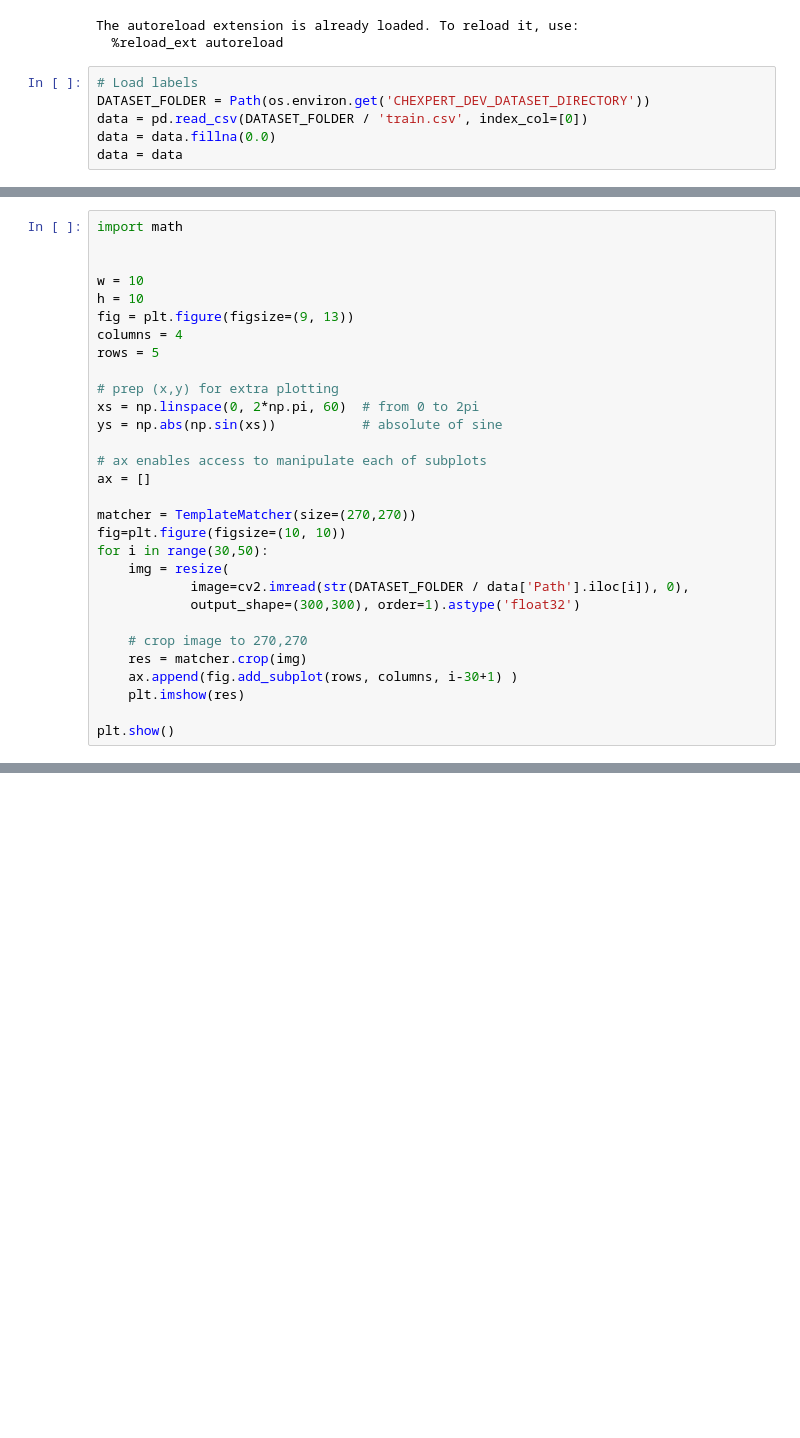
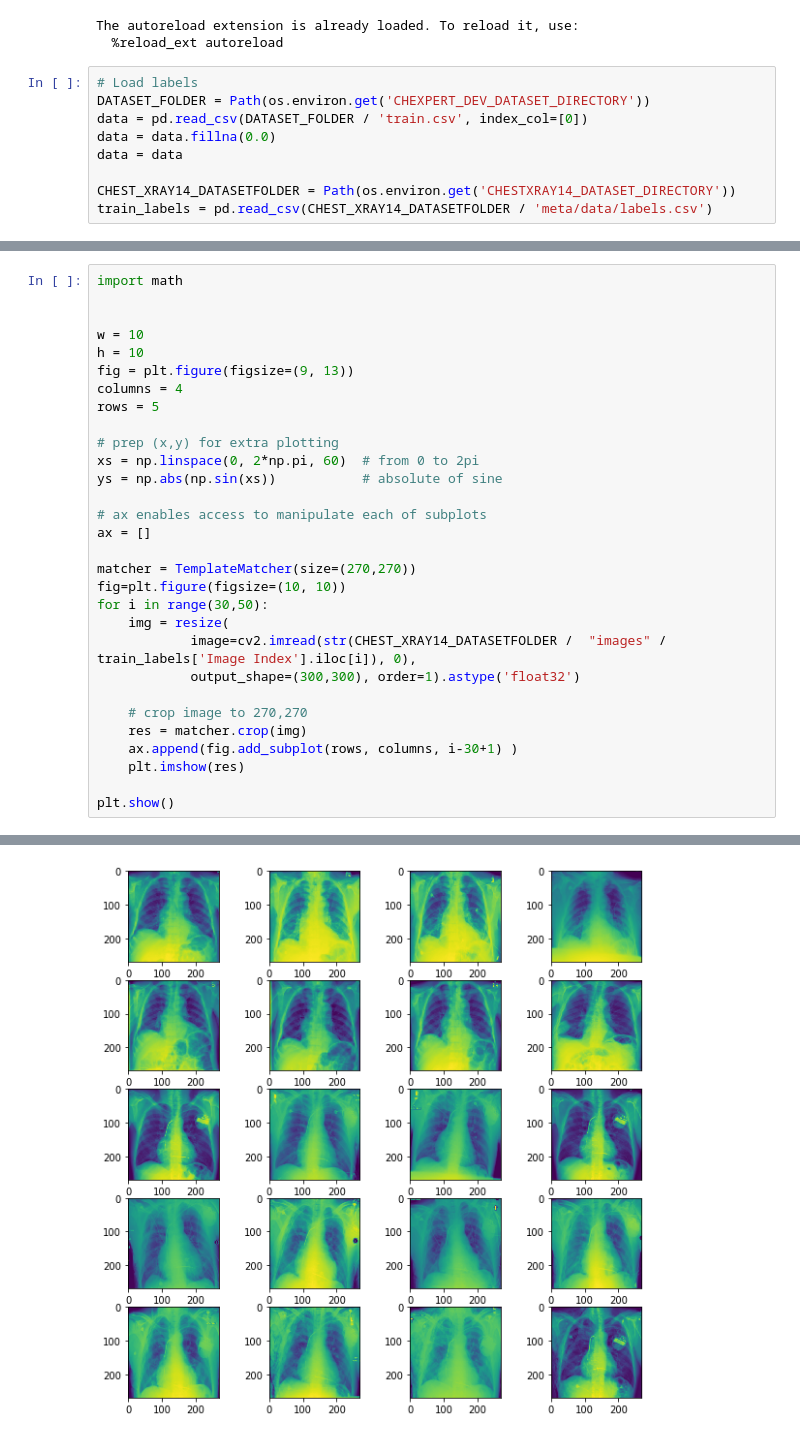
Before and after one commit to TobiasSchmidtDE/DeepL-MedicalImaging, a Jupyter notebook: src/preprocessing/cropping/template_matching.ipynb, the cells around one changed output, grey strips where cells are left out. Saved outputs shown, nothing was run; the diff lists cells and outputs as text; blank space fills up the shorter version.

```diff
--- a/src/preprocessing/cropping/template_matching.ipynb
+++ b/src/preprocessing/cropping/template_matching.ipynb
@@ -37,3 +37,6 @@ DATASET_FOLDER = Path(os.environ.get('CHEXPERT_DEV_DATASET_DIRECTORY'))
 data = pd.read_csv(DATASET_FOLDER / 'train.csv', index_col=[0])
 data = data.fillna(0.0)
 data = data
+
+CHEST_XRAY14_DATASETFOLDER = Path(os.environ.get('CHESTXRAY14_DATASET_DIRECTORY'))
+train_labels = pd.read_csv(CHEST_XRAY14_DATASETFOLDER / 'meta/data/labels.csv')
@@ -58,7 +99,7 @@ matcher = TemplateMatcher(size=(270,270))
 fig=plt.figure(figsize=(10, 10))
 for i in range(30,50):
     img = resize(
-            image=cv2.imread(str(DATASET_FOLDER / data['Path'].iloc[i]), 0),
+            image=cv2.imread(str(CHEST_XRAY14_DATASETFOLDER /  "images" /  train_labels['Image Index'].iloc[i]), 0),
             output_shape=(300,300), order=1).astype('float32')
 
     # crop image to 270,270
@@ -71,0 +113 @@ AttributeError: 'numpy.ndarray' object has no attribute 'show'
+[figure, added]
```
Also changed, not shown: parts of 4 cells of this notebook.
